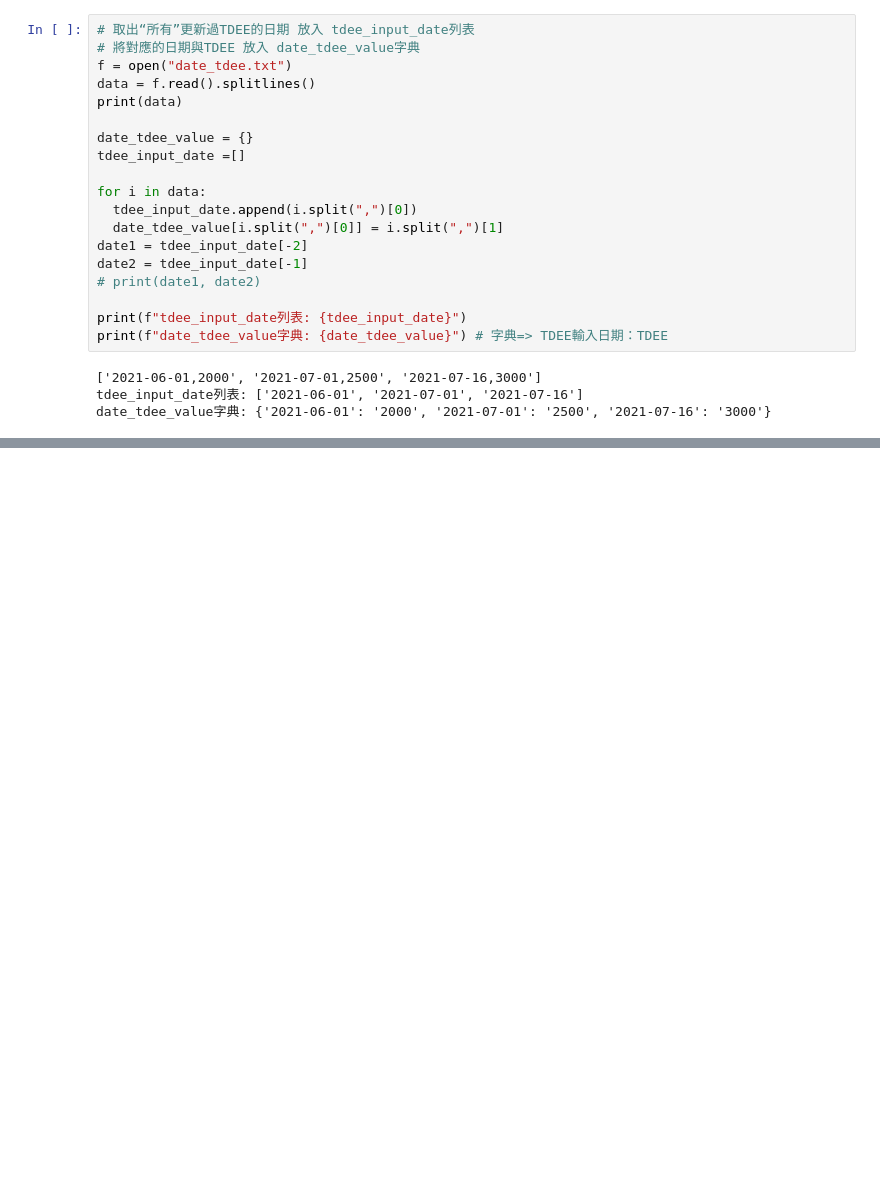
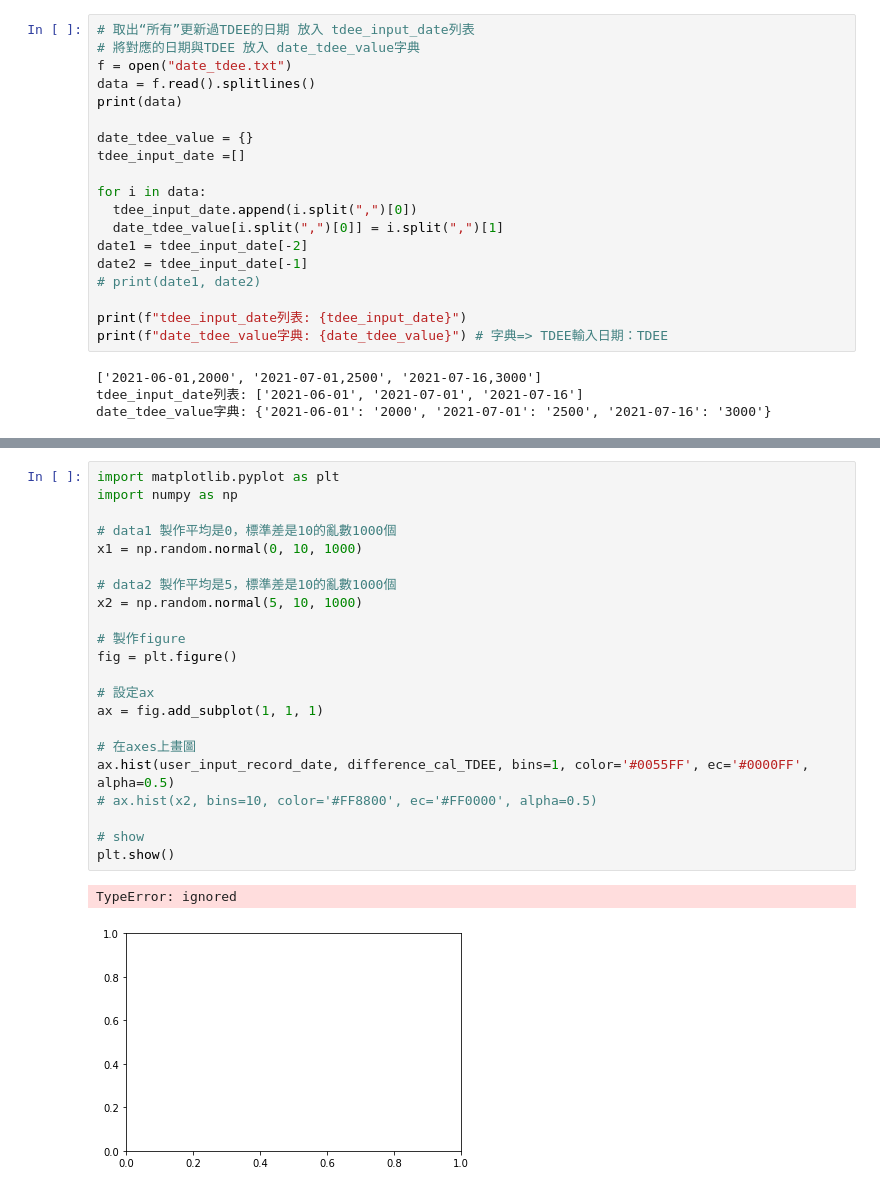
Before and after one commit to Ron-Wu/Machine-learning-0602, a Jupyter notebook: 0720.ipynb, the cells around one changed output, grey strips where cells are left out. Cells and saved outputs as stored; diff of their text form; blank space fills up the shorter version.

```diff
--- a/0720.ipynb
+++ b/0720.ipynb
@@ -236,0 +325,25 @@ data: ['1000', '500']
+# %%
+import matplotlib.pyplot as plt
+import numpy as np
+
+# data1 製作平均是0，標準差是10的亂數1000個
+x1 = np.random.normal(0, 10, 1000)
+
+# data2 製作平均是5，標準差是10的亂數1000個
+x2 = np.random.normal(5, 10, 1000)
+
+# 製作figure
+fig = plt.figure()
+
+# 設定ax
+ax = fig.add_subplot(1, 1, 1)
+
+# 在axes上畫圖
+ax.hist(user_input_record_date, difference_cal_TDEE, bins=1, color='#0055FF', ec='#0000FF', alpha=0.5)
+# ax.hist(x2, bins=10, color='#FF8800', ec='#FF0000', alpha=0.5)
+
+# show
+plt.show()
+# %% [output]
+TypeError: ignored
+[figure, added]
```
Also changed, not shown: parts of 7 cells of this notebook.
